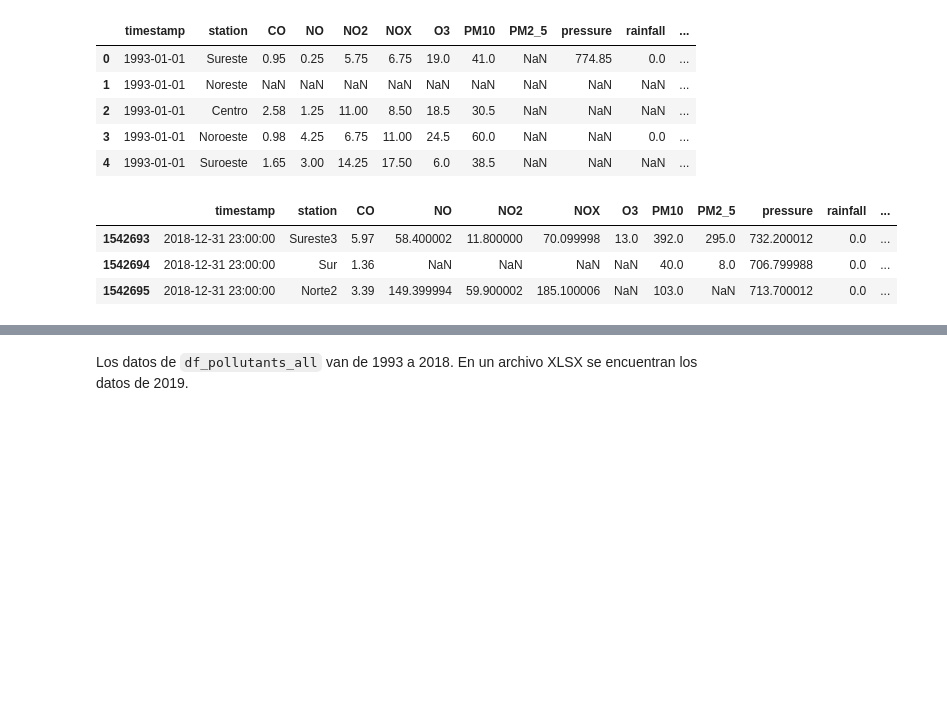
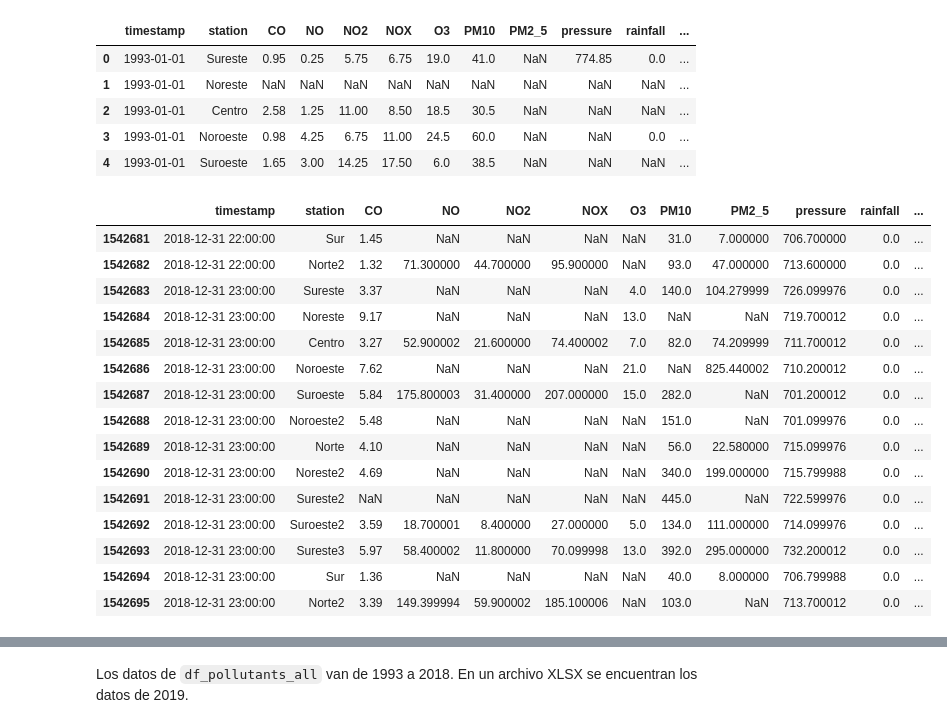
Before and after one commit to albertobenavides/aprendizaje_autom, a Jupyter notebook: caps/1_datos.ipynb, the cells around one changed output, grey strips where cells are left out. Drawn from its saved outputs; the diff is of its cells as text; code cells hidden in the pictures; blank space fills up the shorter version.

```diff
--- a/caps/1_datos.ipynb
+++ b/caps/1_datos.ipynb
@@ -207,11 +308,23 @@ df_pollutants_all.head()
 | 4 | 1993-01-01 | Suroeste | 1.65 | 3.00 | 14.25 | 17.50 | 6.0 | 38.5 | NaN | NaN | NaN | ... |
 # %%
 # Últimos registros; en ambos se pueden especificar cuántos mostrar
-df_pollutants_all.tail(3)
+df_pollutants_all.tail(15)
 # %% [output]
 |  | timestamp | station | CO | NO | NO2 | NOX | O3 | PM10 | PM2_5 | pressure | rainfall | ... |
-| 1542693 | 2018-12-31 23:00:00 | Sureste3 | 5.97 | 58.400002 | 11.800000 | 70.099998 | 13.0 | 392.0 | 295.0 | 732.200012 | 0.0 | ... |
-| 1542694 | 2018-12-31 23:00:00 | Sur | 1.36 | NaN | NaN | NaN | NaN | 40.0 | 8.0 | 706.799988 | 0.0 | ... |
+| 1542681 | 2018-12-31 22:00:00 | Sur | 1.45 | NaN | NaN | NaN | NaN | 31.0 | 7.000000 | 706.700000 | 0.0 | ... |
+| 1542682 | 2018-12-31 22:00:00 | Norte2 | 1.32 | 71.300000 | 44.700000 | 95.900000 | NaN | 93.0 | 47.000000 | 713.600000 | 0.0 | ... |
+| 1542683 | 2018-12-31 23:00:00 | Sureste | 3.37 | NaN | NaN | NaN | 4.0 | 140.0 | 104.279999 | 726.099976 | 0.0 | ... |
+| 1542684 | 2018-12-31 23:00:00 | Noreste | 9.17 | NaN | NaN | NaN | 13.0 | NaN | NaN | 719.700012 | 0.0 | ... |
+| 1542685 | 2018-12-31 23:00:00 | Centro | 3.27 | 52.900002 | 21.600000 | 74.400002 | 7.0 | 82.0 | 74.209999 | 711.700012 | 0.0 | ... |
+| 1542686 | 2018-12-31 23:00:00 | Noroeste | 7.62 | NaN | NaN | NaN | 21.0 | NaN | 825.440002 | 710.200012 | 0.0 | ... |
+| 1542687 | 2018-12-31 23:00:00 | Suroeste | 5.84 | 175.800003 | 31.400000 | 207.000000 | 15.0 | 282.0 | NaN | 701.200012 | 0.0 | ... |
+| 1542688 | 2018-12-31 23:00:00 | Noroeste2 | 5.48 | NaN | NaN | NaN | NaN | 151.0 | NaN | 701.099976 | 0.0 | ... |
+| 1542689 | 2018-12-31 23:00:00 | Norte | 4.10 | NaN | NaN | NaN | NaN | 56.0 | 22.580000 | 715.099976 | 0.0 | ... |
+| 1542690 | 2018-12-31 23:00:00 | Noreste2 | 4.69 | NaN | NaN | NaN | NaN | 340.0 | 199.000000 | 715.799988 | 0.0 | ... |
+| 1542691 | 2018-12-31 23:00:00 | Sureste2 | NaN | NaN | NaN | NaN | NaN | 445.0 | NaN | 722.599976 | 0.0 | ... |
+| 1542692 | 2018-12-31 23:00:00 | Suroeste2 | 3.59 | 18.700001 | 8.400000 | 27.000000 | 5.0 | 134.0 | 111.000000 | 714.099976 | 0.0 | ... |
+| 1542693 | 2018-12-31 23:00:00 | Sureste3 | 5.97 | 58.400002 | 11.800000 | 70.099998 | 13.0 | 392.0 | 295.000000 | 732.200012 | 0.0 | ... |
+| 1542694 | 2018-12-31 23:00:00 | Sur | 1.36 | NaN | NaN | NaN | NaN | 40.0 | 8.000000 | 706.799988 | 0.0 | ... |
 | 1542695 | 2018-12-31 23:00:00 | Norte2 | 3.39 | 149.399994 | 59.900002 | 185.100006 | NaN | 103.0 | NaN | 713.700012 | 0.0 | ... |
 # %%
 # Muestra de 4 individuos sin reemplazo
```
Also changed, not shown: parts of 24 cells of this notebook.
